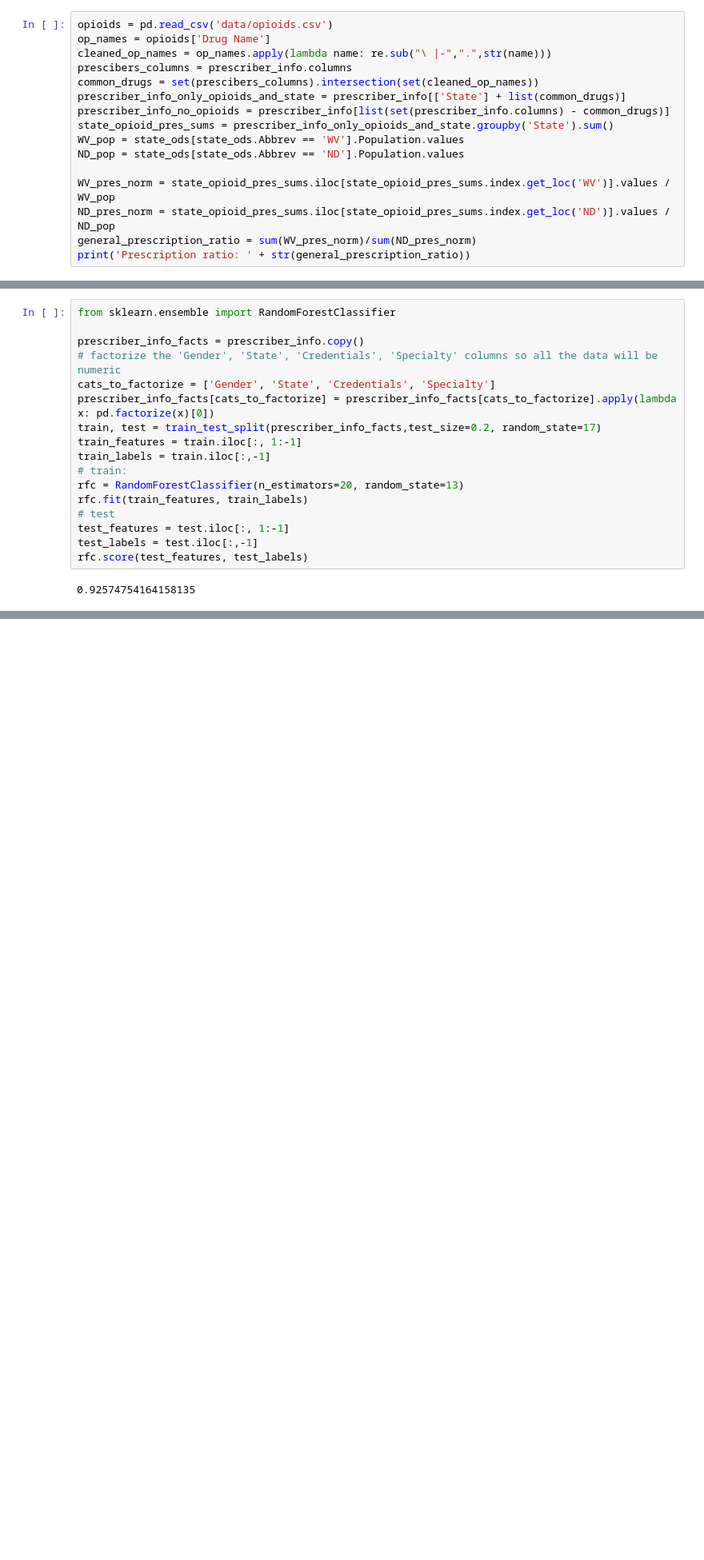
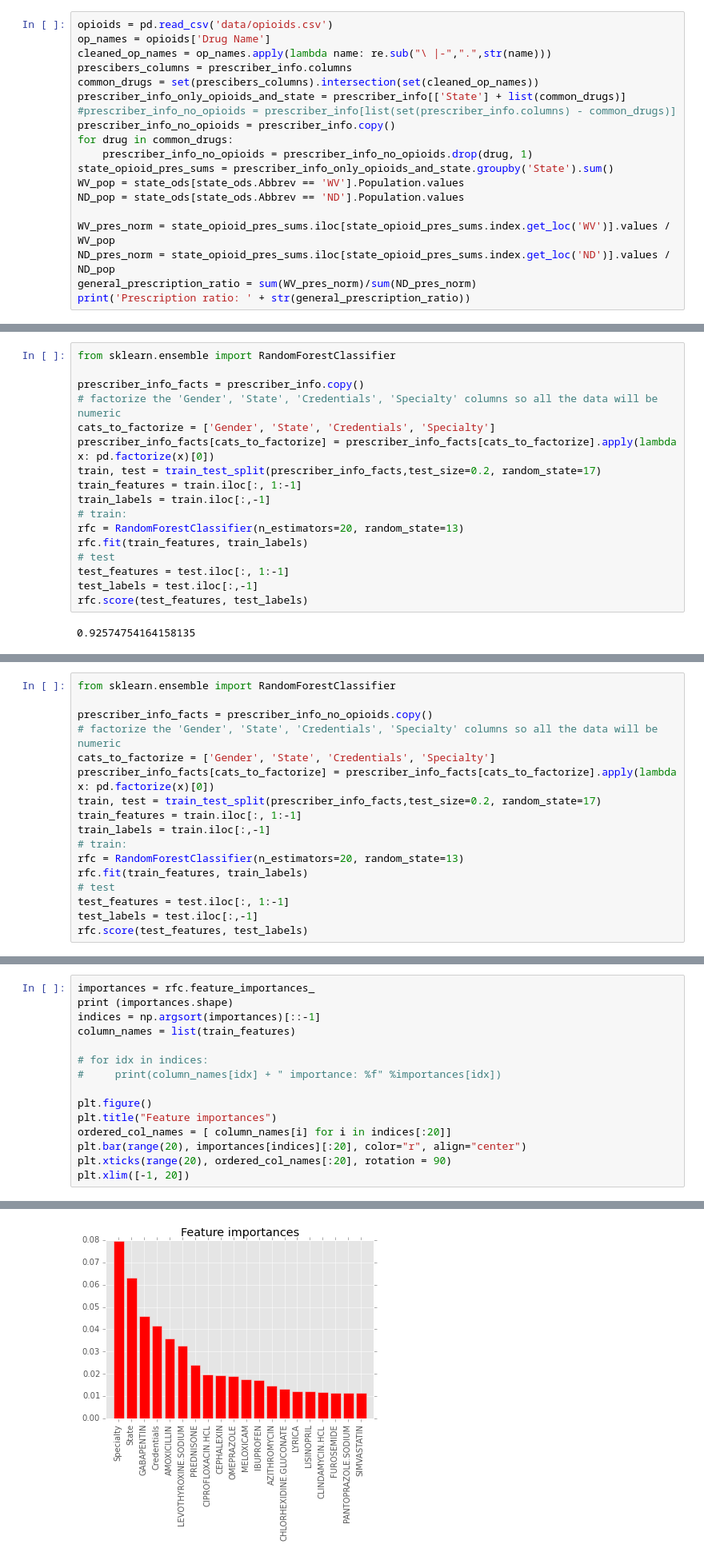
Before and after one commit to pazbunis/rwe_project, a Jupyter notebook: Project.ipynb, the cells around one changed output, grey strips where cells are left out. Shown: that part at 80% size. Drawn from its saved outputs; the diff is of its cells as text; blank space fills up the shorter version.

```diff
--- a/Project.ipynb
+++ b/Project.ipynb
@@ -107,7 +117,10 @@ cleaned_op_names = op_names.apply(lambda name: re.sub("\ |-",".",str(name)))
 prescibers_columns = prescriber_info.columns
 common_drugs = set(prescibers_columns).intersection(set(cleaned_op_names))
 prescriber_info_only_opioids_and_state = prescriber_info[['State'] + list(common_drugs)]
-prescriber_info_no_opioids = prescriber_info[list(set(prescriber_info.columns) - common_drugs)]
+#prescriber_info_no_opioids = prescriber_info[list(set(prescriber_info.columns) - common_drugs)]
+prescriber_info_no_opioids = prescriber_info.copy()
+for drug in common_drugs:
+    prescriber_info_no_opioids = prescriber_info_no_opioids.drop(drug, 1)
 state_opioid_pres_sums = prescriber_info_only_opioids_and_state.groupby('State').sum()
 WV_pop = state_ods[state_ods.Abbrev == 'WV'].Population.values
 ND_pop = state_ods[state_ods.Abbrev == 'ND'].Population.values
@@ -167,0 +183,17 @@ rfc.score(test_features, test_labels)
+# %%
+from sklearn.ensemble import RandomForestClassifier
+
+prescriber_info_facts = prescriber_info_no_opioids.copy()
+# factorize the 'Gender', 'State', 'Credentials', 'Specialty' columns so all the data will be numeric
+cats_to_factorize = ['Gender', 'State', 'Credentials', 'Specialty']
+prescriber_info_facts[cats_to_factorize] = prescriber_info_facts[cats_to_factorize].apply(lambda x: pd.factorize(x)[0])
+train, test = train_test_split(prescriber_info_facts,test_size=0.2, random_state=17)
+train_features = train.iloc[:, 1:-1]
+train_labels = train.iloc[:,-1]
+# train:
+rfc = RandomForestClassifier(n_estimators=20, random_state=13)
+rfc.fit(train_features, train_labels)
+# test
+test_features = test.iloc[:, 1:-1]
+test_labels = test.iloc[:,-1]
+rfc.score(test_features, test_labels)
@@ -167,0 +204,16 @@ rfc.score(test_features, test_labels)
+# %%
+importances = rfc.feature_importances_
+print (importances.shape)
+indices = np.argsort(importances)[::-1]
+column_names = list(train_features)
+
+# for idx in indices:
+#     print(column_names[idx] + " importance: %f" %importances[idx])
+
+plt.figure()
+plt.title("Feature importances")
+ordered_col_names = [ column_names[i] for i in indices[:20]]
+plt.bar(range(20), importances[indices][:20], color="r", align="center")
+plt.xticks(range(20), ordered_col_names[:20], rotation = 90)
+plt.xlim([-1, 20])
+# %% [output]
@@ -167,0 +222 @@ rfc.score(test_features, test_labels)
+[figure, added]
```
Also changed, not shown: parts of 10 cells of this notebook.
